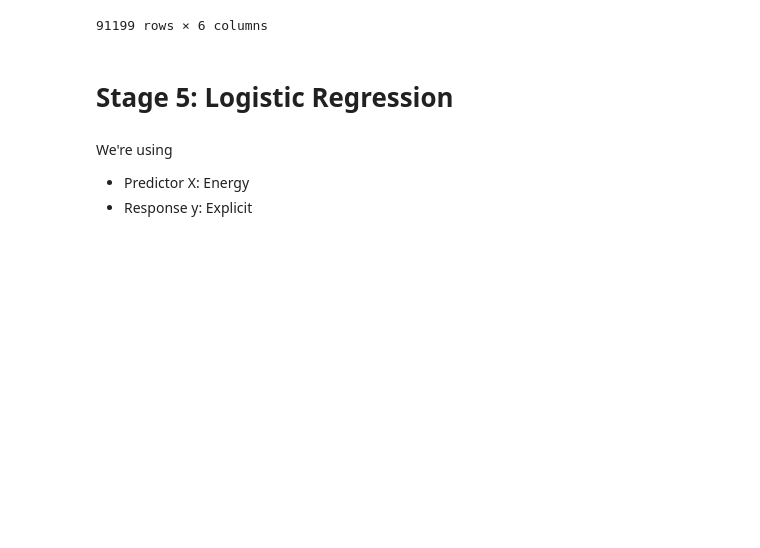
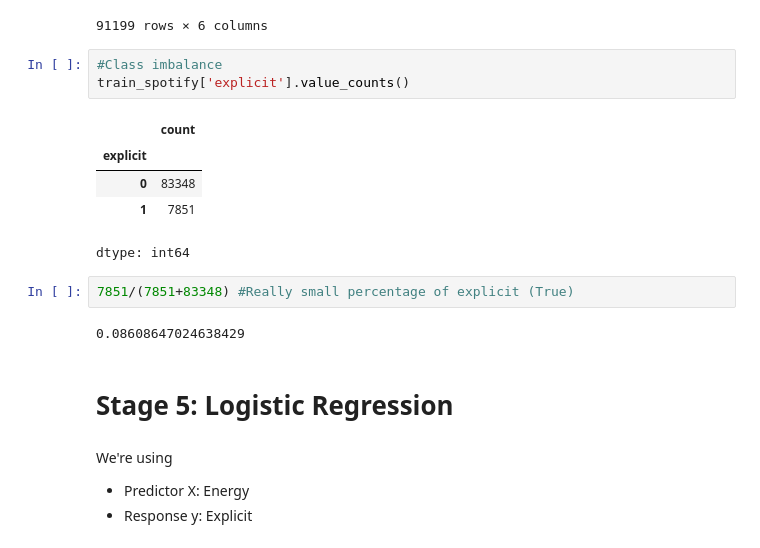
Before and after one commit to rghosh1353/spotify_genre_proj, a Jupyter notebook: Check_in_3_LogisticRegression.ipynb, the cells around one changed output. Cells and saved outputs as stored; diff of their text form; blank space fills up the shorter version.

```diff
--- a/Check_in_3_LogisticRegression.ipynb
+++ b/Check_in_3_LogisticRegression.ipynb
@@ -71,6 +69,19 @@ train_spotify
 | 860 | 2VVWWwQ3FiWnmbukTb6Kd3 | The Mayries | I Will Wait | I Will Wait | 0.107 | 0 |
 | 15795 | 3nic2HyQ0wsLb6IUFWiWu9 | S N U G;Dyrean | Rainy Nights | Back Then | 0.240 | 0 |
 91199 rows × 6 columns
+# %%
+#Class imbalance
+train_spotify['explicit'].value_counts()
+# %% [output]
+|  | count |
+| explicit |  |
+| 0 | 83348 |
+| 1 | 7851 |
+dtype: int64
+# %%
+7851/(7851+83348) #Really small percentage of explicit (True)
+# %% [output]
+0.08608647024638429
 # %% [markdown]
 # Stage 5: Logistic Regression
 # %% [markdown]
```
Also changed, not shown: parts of 10 cells of this notebook.
